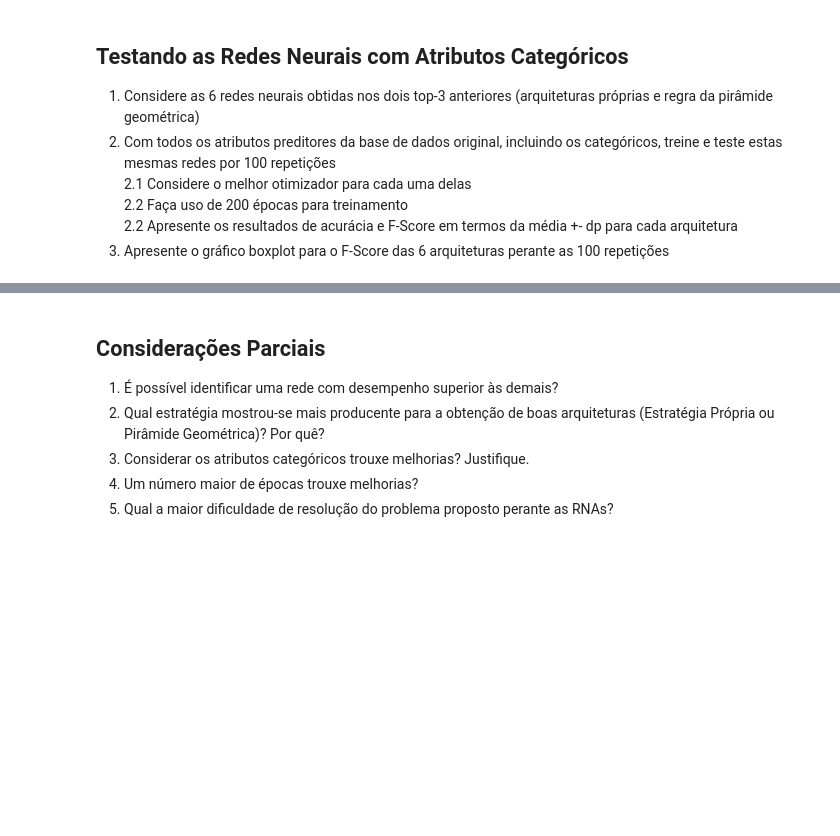
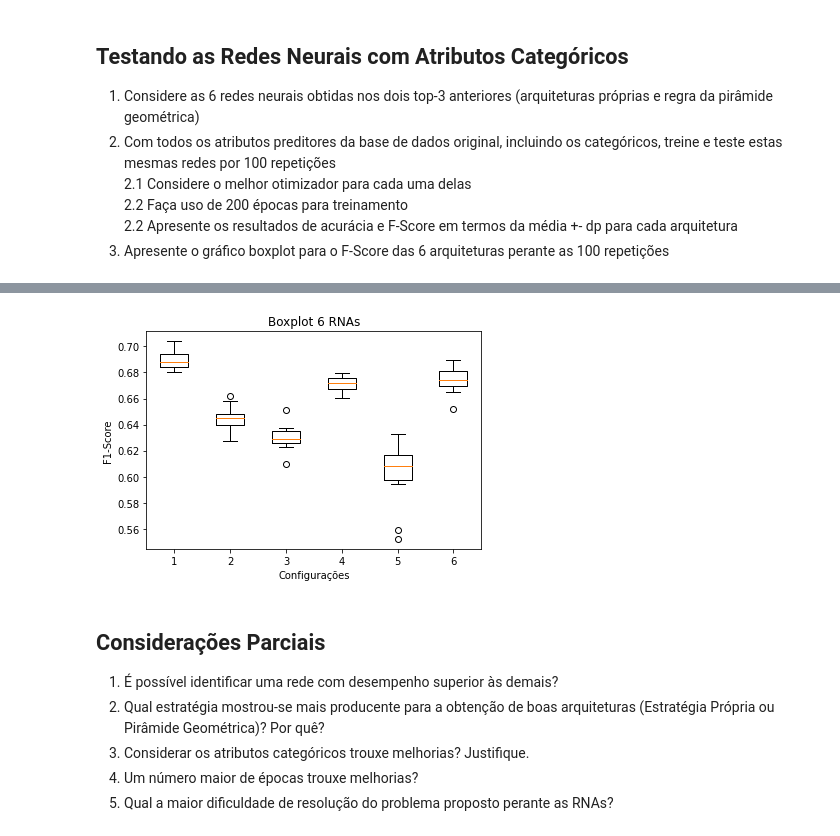
Before and after one commit to elloa-uea/projeto-pratico-3-ao-infinito-e-so, a Jupyter notebook: notebooks/PP3.3 - Proposição e Avaliação de RNAs.ipynb, the cells around one changed output, grey strips where cells are left out. Saved outputs shown, nothing was run; the diff lists cells and outputs as text; code cells hidden in the pictures; blank space fills up the shorter version.

```diff
--- a/notebooks/PP3.3 - Proposição e Avaliação de RNAs.ipynb
+++ b/notebooks/PP3.3 - Proposição e Avaliação de RNAs.ipynb
@@ -90,6 +116,6 @@ Index(['Elevation', 'Aspect', 'Slope', 'Horizontal_Distance_To_Hydrology',
 3. Armazene o atributo alvo em uma variável y e os atributos preditores em uma variável X
 4. Efetue uma partição holdout 70/30 com o sklearn, distribuindo os exemplos de maneira aleatória
 # %%
-x = dados.drop("Cover_Type", axis = 1)
-y = dados.Cover_Type
+x = dados_drive.drop("Cover_Type", axis = 1)
+y = dados_drive.Cover_Type
 # %%
@@ -415,0 +493,9 @@ em que $N_h$ é o número de neurônios ocultos (a serem distribuídos em uma ou
+# %%
+df_confgs = pd.DataFrame(np.array(conf_piramide).reshape(30,5), columns = ["Camadas",
+                    'Função de Ativação',
+                    'Hiperparametro',
+                    'Épocas',
+                    'Neurônios'])
+
+df_confgs["Épocas"] = pd.to_numeric(df_confgs["Épocas"])
+print (df_confgs)
@@ -422,3 +598,23 @@ em que $N_h$ é o número de neurônios ocultos (a serem distribuídos em uma ou
     2.2 Faça uso de 200 épocas para treinamento
     2.2 Apresente os resultados de acurácia e F-Score em termos da média +- dp para cada arquitetura
 3. Apresente o gráfico boxplot para o F-Score das 6 arquiteturas perante as 100 repetições
+# %%
+x = dados_drive.drop("Cover_Type", axis = 1)
+y = dados_drive.Cover_Type
+
+config = [2,'relu',	'adam',	200,	(19, 16),
+  1,	'tanh', 'adam',	200,	16,
+	2,	'logistic', 'adam',	200,(10, 12),
+  1,	'tanh',	'adam',	200, 20,
+  2,	'relu',	'adam', 200, (7, 18),
+  2,	'logistic',	'adam',	200, (15, 10)]
+# %%
+df_confgs = pd.DataFrame(np.array(config).reshape(6,5), columns = ["Camadas",
+                    'Função de Ativação',
+                    'Hiperparametro',
+                    'Épocas',
+                    'Neurônios'])
+
+df_confgs["Épocas"] = pd.to_numeric(df_confgs["Épocas"])
+print("Dataframe com as arquitetura dos dois top3")
+print(df_confgs)
@@ -425,3 +696,14 @@ em que $N_h$ é o número de neurônios ocultos (a serem distribuídos em uma ou
+# %%
+}dados = scores.reshape(6, 10)
+dados = pd.DataFrame(data=dados)
+fig1, ax1 = plt.subplots()
+ax1.set_title('Boxplot 6 RNAs')
+ax1.set_xlabel('Configurações')
+ax1.set_ylabel('F1-Score')
+ax1.boxplot(dados)
+plt.show()
+# %% [output]
+[figure, added]
 # %% [markdown]
 ## Considerações Parciais
 
```
Also changed, not shown: parts of 20 cells of this notebook.
